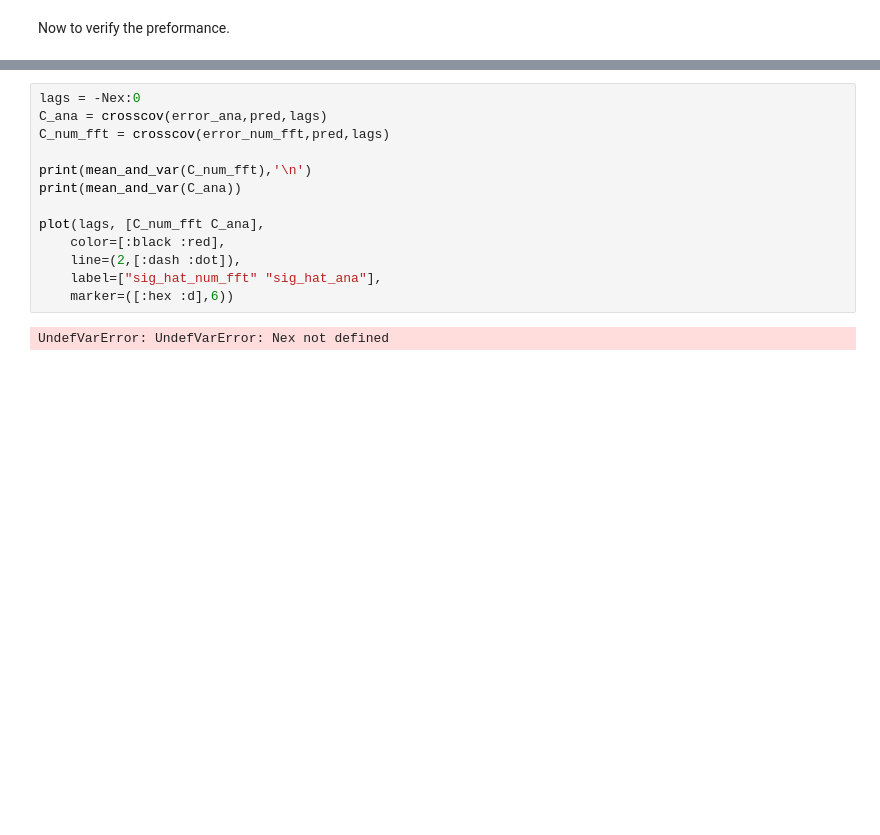
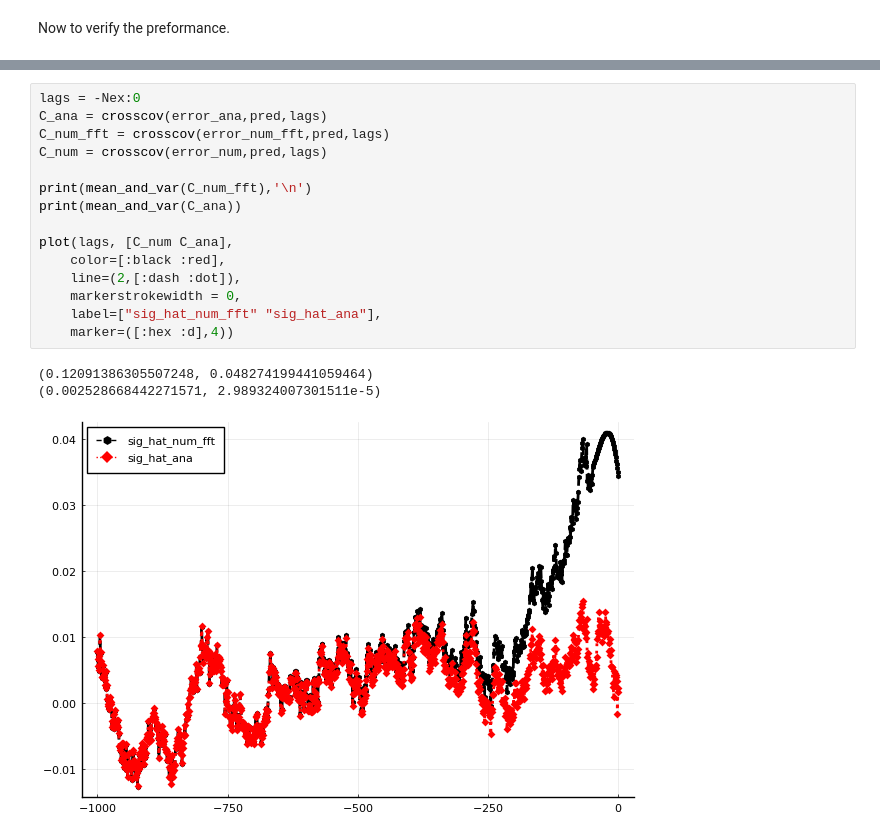
Before and after one commit to JaredMcB/DDRM, a Jupyter notebook: Tools/Wiener Filtering/Scalar Wiener Filter/Scalar Wiener filter Test AR2 Sig add WN.ipynb, the cells around one changed output, grey strips where cells are left out. Drawn from its saved outputs; the diff is of its cells as text; blank space fills up the shorter version.

```diff
--- a/Tools/Wiener Filtering/Scalar Wiener Filter/Scalar Wiener filter Test AR2 Sig add WN.ipynb
+++ b/Tools/Wiener Filtering/Scalar Wiener Filter/Scalar Wiener filter Test AR2 Sig add WN.ipynb
@@ -199,18 +188,22 @@ plot(lags, [C_num_fft C_ana],
 # %%
 lags = -Nex:0
 C_ana = crosscov(error_ana,pred,lags)
 C_num_fft = crosscov(error_num_fft,pred,lags)
+C_num = crosscov(error_num,pred,lags)
 
 print(mean_and_var(C_num_fft),'\n')
 print(mean_and_var(C_ana))
 
-plot(lags, [C_num_fft C_ana],
+plot(lags, [C_num C_ana],
     color=[:black :red],
     line=(2,[:dash :dot]),
+    markerstrokewidth = 0,
     label=["sig_hat_num_fft" "sig_hat_ana"],
-    marker=([:hex :d],6))
+    marker=([:hex :d],4))
 # %% [output]
-UndefVarError: UndefVarError: Nex not defined
+(0.12091386305507248, 0.048274199441059464)
+(0.002528668442271571, 2.989324007301511e-5)
+[figure, added]
 # %%
 Nex = 1000;
 Theta = 2*pi*(0:Nex - 1)/Nex
```
Also changed, not shown: parts of 15 cells of this notebook, 9 other files.
